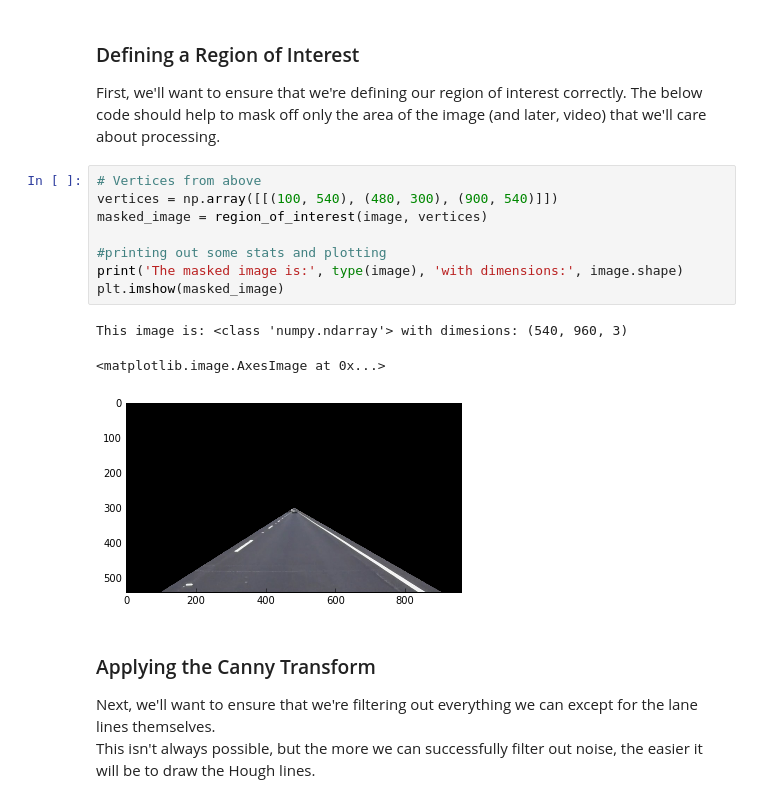
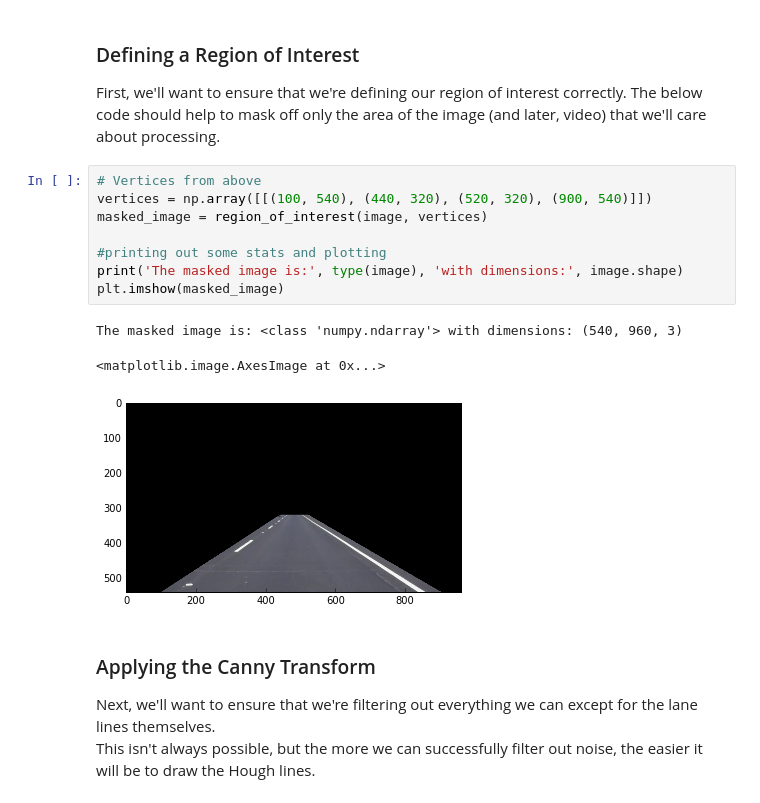
Before and after one commit to mgruben/lane-lines, a Jupyter notebook: P0.ipynb, the cells around one changed output. Cells and saved outputs as stored; diff of their text form.

```diff
--- a/P0.ipynb
+++ b/P0.ipynb
@@ -153,16 +153,16 @@ First, we'll want to ensure that we're defining our region of interest correctly
 The below code should help to mask off only the area of the image (and later, video) that we'll care about processing.
 # %%
 # Vertices from above
-vertices = np.array([[(100, 540), (480, 300), (900, 540)]])
+vertices = np.array([[(100, 540), (440, 320), (520, 320), (900, 540)]])
 masked_image = region_of_interest(image, vertices)
 
 #printing out some stats and plotting
 print('The masked image is:', type(image), 'with dimensions:', image.shape)
 plt.imshow(masked_image)
 # %% [output]
-This image is: <class 'numpy.ndarray'> with dimesions: (540, 960, 3)
+The masked image is: <class 'numpy.ndarray'> with dimensions: (540, 960, 3)
 <matplotlib.image.AxesImage at 0x...>
-[figure, old version]
+[figure, new version]
 # %% [markdown]
 ### Applying the Canny Transform
 Next, we'll want to ensure that we're filtering out everything we can except for the lane lines themselves.
```
Also changed, not shown: parts of 11 cells of this notebook.
